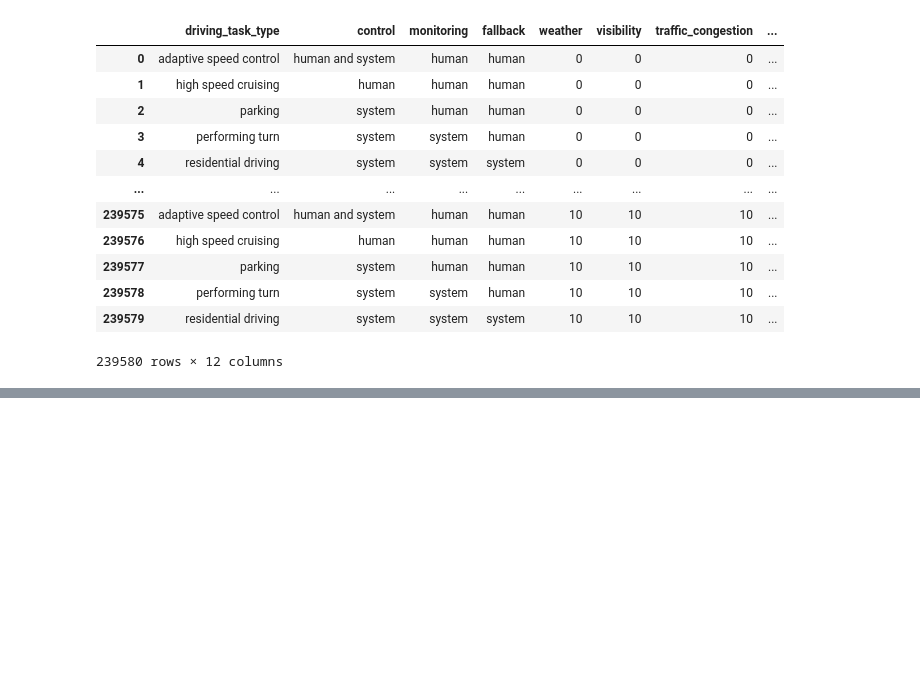
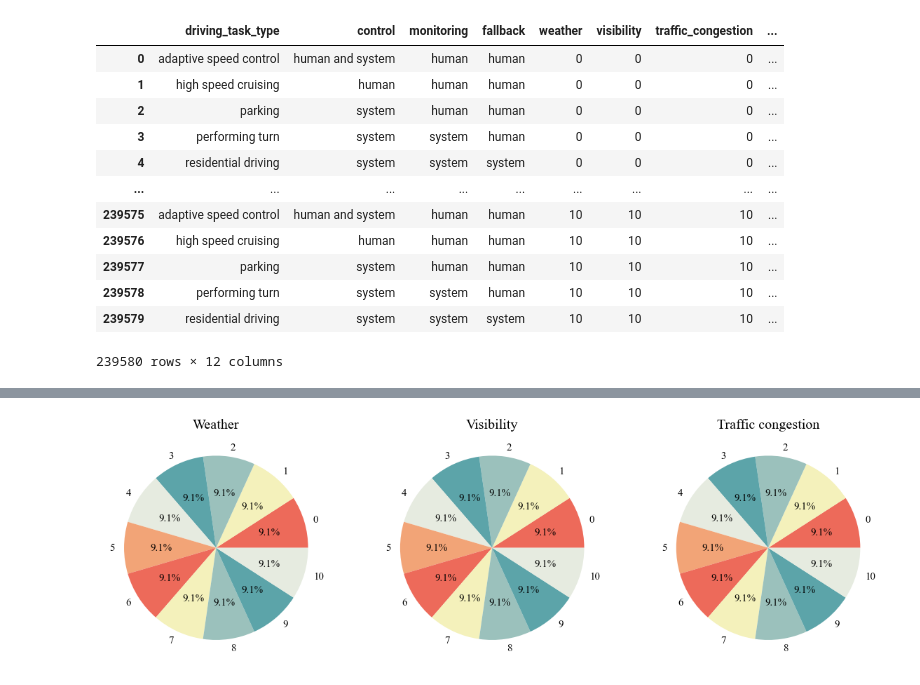
Before and after one commit to diazmx/phd-thesis-lab, a Jupyter notebook: 01-DataAnalysis/01-CAV_dataset_analysis.ipynb, the cells around one changed output, grey strips where cells are left out. Saved outputs shown, nothing was run; the diff lists cells and outputs as text; code cells hidden in the pictures; blank space fills up the shorter version.

```diff
--- a/01-DataAnalysis/01-CAV_dataset_analysis.ipynb
+++ b/01-DataAnalysis/01-CAV_dataset_analysis.ipynb
@@ -65,0 +118,31 @@ dtype: int64
+# %%
+fontdict_title = {'fontsize': 20, 'fontname': 'Times New Roman'}
+fontdict_labels = {'fontsize': 15, 'fontname': 'Times New Roman'}
+fig, (ax1, ax2, ax3) = plt.subplots(1, 3, figsize=(20,50))
+color_palette = ['#ED6A5A', '#F4F1BB', '#9BC1BC', '#5CA4A9', '#E6EBE0', '#F2A477']
+#'#EFC164', '#F3835D', '#F35955', '#286275', '#00434C']
+
+# AX-1
+ax1.set_title("Weather", fontdict=fontdict_title)
+labels_ = list(cav_data.weather.value_counts().index)
+data_ = list(cav_data.weather.value_counts())
+ax1.pie(data_, labels=labels_, colors=color_palette[:len(labels_)],
+        autopct='%1.1f%%', textprops=fontdict_labels)
+
+# AX-2
+ax2.set_title("Visibility", fontdict=fontdict_title)
+labels_ = list(cav_data.visibility.value_counts().index)
+data_ = list(cav_data.visibility.value_counts())
+ax2.pie(data_, labels=labels_, colors=color_palette[:len(labels_)],
+        autopct='%1.1f%%', textprops=fontdict_labels)
+
+# AX-3
+ax3.set_title("Traffic congestion", fontdict=fontdict_title)
+labels_ = list(cav_data.traffic_congestion.value_counts().index)
+data_ = list(cav_data.traffic_congestion.value_counts())
+ax3.pie(data_, labels=labels_, colors=color_palette[:len(labels_)],
+        autopct='%1.1f%%', textprops=fontdict_labels)
+
+plt.show()
+# %% [output]
+[figure, added]
```
Also changed, not shown: parts of 9 cells of this notebook, 1 other file.
